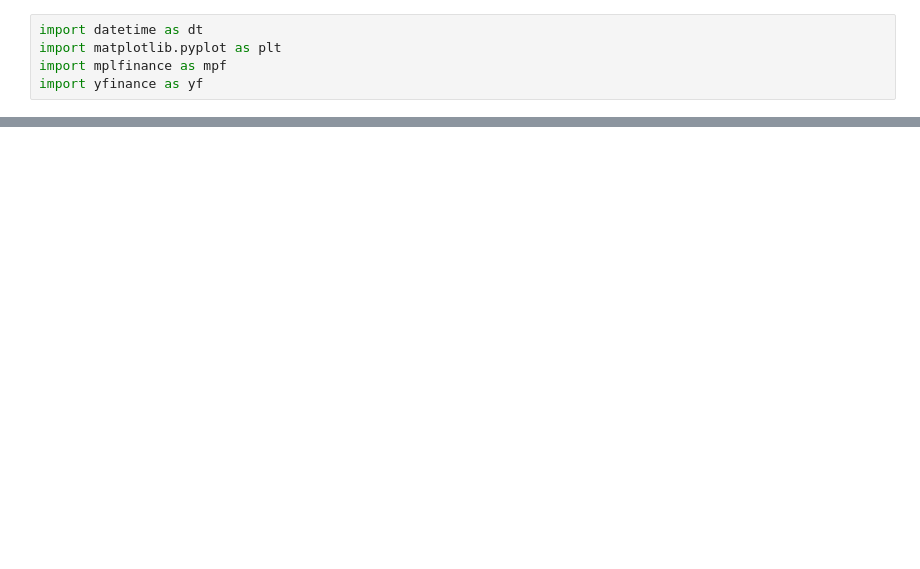
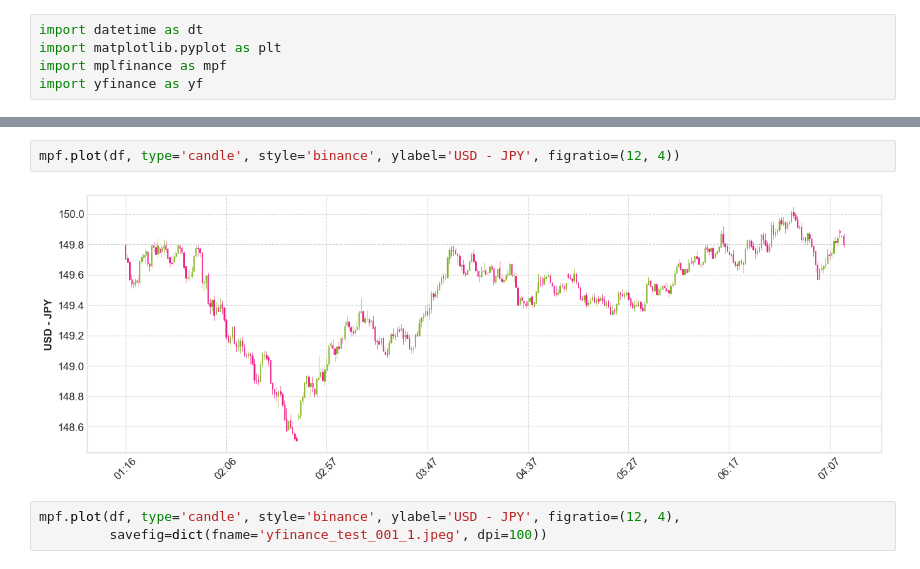
Before and after one commit to bitwalk123/PySide6_sample, a Jupyter notebook: jupyter/yfinance_test_001.ipynb, the cells around one changed output, grey strips where cells are left out. Drawn from its saved outputs; the diff is of its cells as text; blank space fills up the shorter version.

```diff
--- a/jupyter/yfinance_test_001.ipynb
+++ b/jupyter/yfinance_test_001.ipynb
@@ -29,3 +34,10 @@ df
+# %%
+mpf.plot(df, type='candle', style='binance', ylabel='USD - JPY', figratio=(12, 4))
+# %% [output]
+[figure, added]
+# %%
+mpf.plot(df, type='candle', style='binance', ylabel='USD - JPY', figratio=(12, 4),
+         savefig=dict(fname='yfinance_test_001_1.jpeg', dpi=100))
 # %%
 df.index = df.index.tz_convert('Asia/Tokyo')
 df
```
Also changed, not shown: parts of 5 cells of this notebook, 3 other files.
